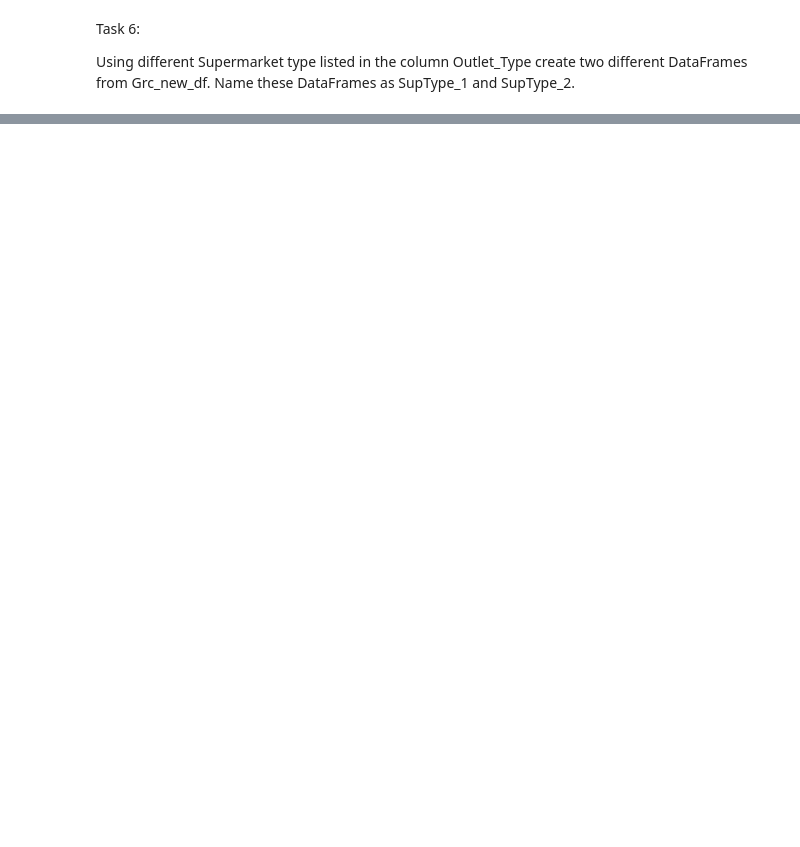
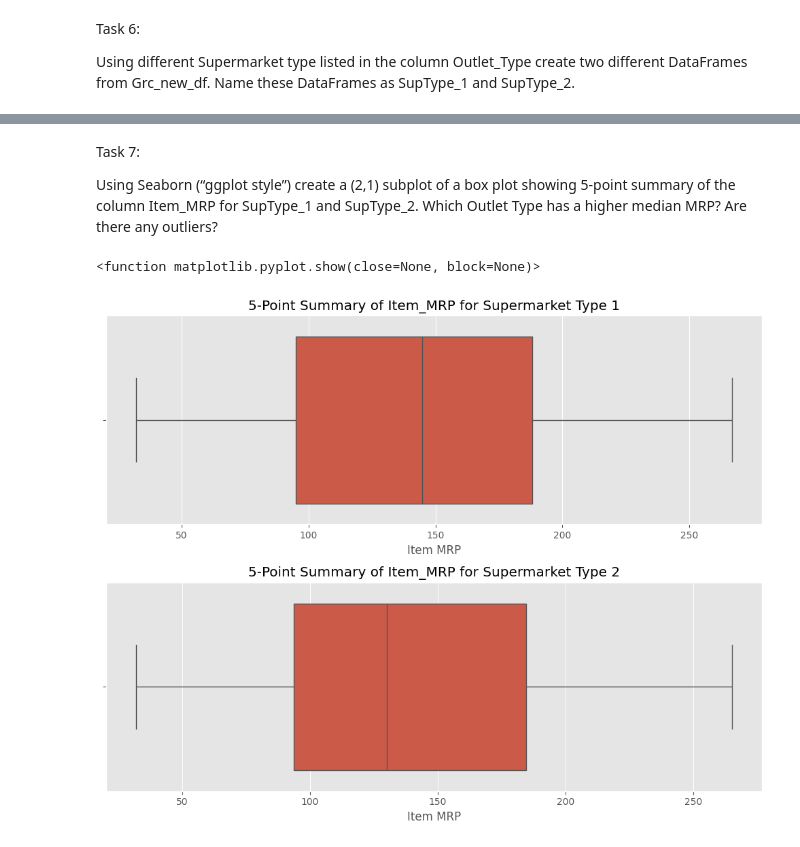
Before and after one commit to Zain004/dataanalyse-oblig1, a Jupyter notebook: obligatorisk_oppgave_1.ipynb, the cells around one changed output, grey strips where cells are left out. Cells and saved outputs as stored; diff of their text form; code cells hidden in the pictures; blank space fills up the shorter version.

```diff
--- a/obligatorisk_oppgave_1.ipynb
+++ b/obligatorisk_oppgave_1.ipynb
@@ -322,3 +325,34 @@ First 5 rows of SupType_2:
 | 16 | 11.800 | Low Fat | 0.008596 | Health and Hygiene | 115.3492 | 2009 | ... |
 | 31 | 18.600 | Low Fat | 0.080829 | Health and Hygiene | 96.4436 | 2009 | ... |
 | 32 | 18.700 | Low Fat | 0.000000 | Snack Foods | 256.6672 | 2009 | ... |
+# %% [markdown]
+Task 7:
+
+Using Seaborn (“ggplot style”) create a (2,1) subplot of a box plot showing 5-point summary of the column Item_MRP for SupType_1 and SupType_2.
+Which Outlet Type has a higher median MRP? Are there any outliers?
+# %%
+# Setter den visuelle stilen til 'ggplot' som spesifisert
+plt.style.use('ggplot')
+
+# Lager en figur og et setter med delplott et rutenett med 2 rader og 1 kolonne
+# Figurstørrelsen er justert for bedre lesbarhet
+fig, axes = plt.subplots(2, 1, figsize=(10, 8))
+
+# Plot 1: Box plot for SupType_1
+sns.boxplot(x=SupType_1['Item_MRP'], ax=axes[0])
+axes[0].set_title('5-Point Summary of Item_MRP for Supermarket Type 1')
+axes[0].set_xlabel('Item MRP') # Legger til en label for klargjøring
+
+# Plot 2: Boc plot for SupType_2
+sns.boxplot(x=SupType_2['Item_MRP'], ax=axes[1])
+axes[1].set_title('5-Point Summary of Item_MRP for Supermarket Type 2')
+axes[1].set_xlabel('Item MRP') # Legger igjen til en label
+
+# Juster layouten for å forhindre at titler overlapper hverandre
+plt.tight_layout()
+
+# vis plottet
+plt.show
+# %% [output]
+<function matplotlib.pyplot.show(close=None, block=None)>
+[figure, added]
```
Also changed, not shown: parts of 5 cells of this notebook.
